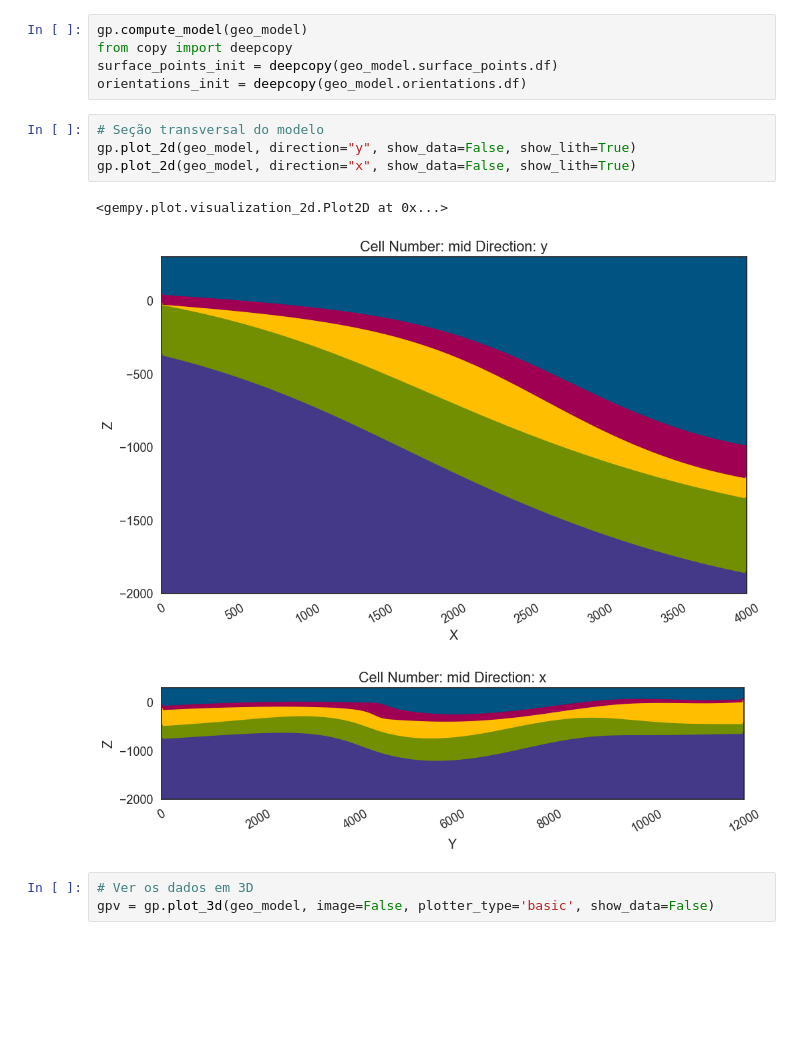
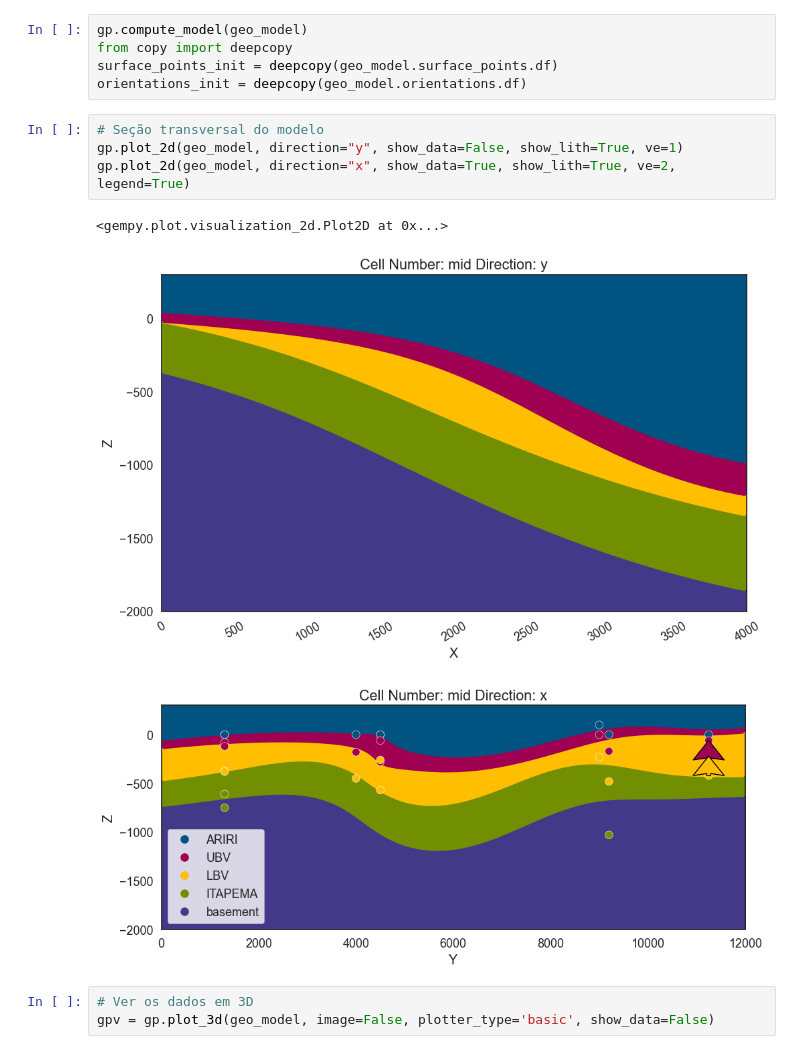
Before and after one commit to PR-4/3Dmodels, a Jupyter notebook: programs/Santos_Basin/Lake_PreSal_Santos_Basin_Well/Lake_Presal_6_newtesting.ipynb, the cells around one changed output. Drawn from its saved outputs; the diff is of its cells as text; blank space fills up the shorter version.

```diff
--- a/programs/Santos_Basin/Lake_PreSal_Santos_Basin_Well/Lake_Presal_6_newtesting.ipynb
+++ b/programs/Santos_Basin/Lake_PreSal_Santos_Basin_Well/Lake_Presal_6_newtesting.ipynb
@@ -78,12 +77,12 @@ surface_points_init = deepcopy(geo_model.surface_points.df)
 orientations_init = deepcopy(geo_model.orientations.df)
 # %%
 # Seção transversal do modelo
-gp.plot_2d(geo_model, direction="y", show_data=False, show_lith=True)
-gp.plot_2d(geo_model, direction="x", show_data=False, show_lith=True)
+gp.plot_2d(geo_model, direction="y", show_data=False, show_lith=True, ve=1)
+gp.plot_2d(geo_model, direction="x", show_data=True, show_lith=True, ve=2, legend=True)
 # %% [output]
 <gempy.plot.visualization_2d.Plot2D at 0x...>
 [figure]
-[figure, old version]
+[figure, new version]
 # %%
 # Ver os dados em 3D
 gpv = gp.plot_3d(geo_model, image=False, plotter_type='basic', show_data=False)
```
Also changed, not shown: parts of 4 cells of this notebook, 19 other files.
